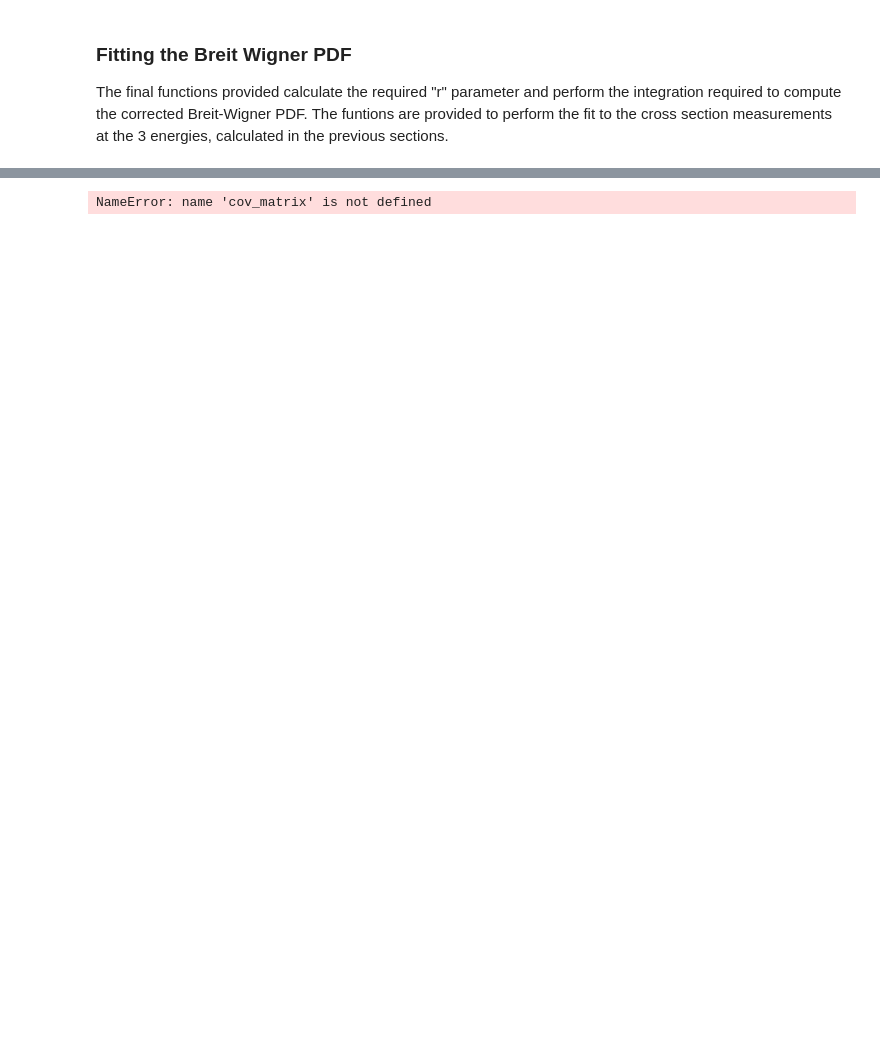
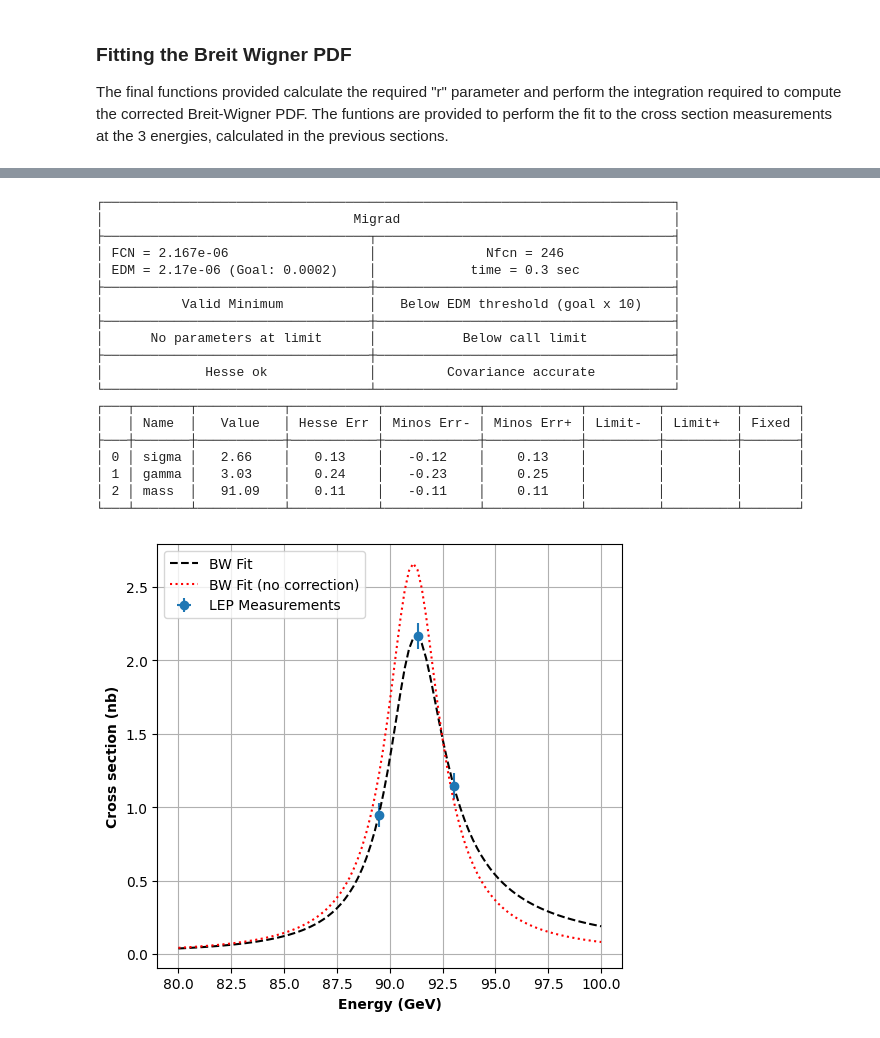
Before and after one commit to kotenevmatvei/z0-boson-resonance, a Jupyter notebook: Praktikum_example.ipynb, the cells around one changed output, grey strips where cells are left out. Drawn from its saved outputs; the diff is of its cells as text; code cells hidden in the pictures; blank space fills up the shorter version.

```diff
--- a/Praktikum_example.ipynb
+++ b/Praktikum_example.ipynb
@@ -500,13 +538,0 @@ print(minuit.params)
-# %%
-# A simple function to convert our covariance matrix into a correlation matrix
-def correlation_from_covariance(covariance):
-    errors = np.sqrt(np.diag(covariance))
-    outer_errors = np.outer(errors, errors)
-    correlation = covariance / outer_errors
-    correlation[covariance == 0] = 0
-    return correlation
-
-correlation_matrix = correlation_from_covariance(cov_matrix)
-print(correlation_matrix)
-# %% [output]
-NameError: name 'cov_matrix' is not defined
@@ -517,2 +539,68 @@ NameError: name 'cov_matrix' is not defined
+# %%
+from iminuit import Minuit
+
+#now we want to perform a fit for hadrons
+#we have three energy-points
+npoints=3
+#here you need to declare the energy-vs-cross section and the errors from your estimation
+x= [89.48,91.33,93.03]
+y= results[2]
+ex= [0.,0.,0.]
+ey= results[3]
+
+def chi_squared(sigma, gamma, mass):
+    expectation = np.array(convolution2(x, sigma, gamma, mass))
+    return np.sum((expectation-np.array(y))**2/np.array(ey)**2)
+
+minuit = Minuit(chi_squared, sigma=2., gamma=2.6, mass=91.)
+minuit.migrad()
+minuit.hesse()
+minuit.minos()
+
+fit_parameters =  np.array([minuit.values[0], minuit.values[1], minuit.values[2]])
+errors =  np.array([minuit.errors[0], minuit.errors[1], minuit.errors[2]])
+
+# Make a plot of the best fit values in comparison to measurements
+plt.figure(figsize=(6,5.5))
+plt.errorbar(x, y, xerr=ex, yerr=ey, fmt="o", label="LEP Measurements")
+
+# Evaluate our fitted function at lots of values of energy to make a line
+# then draw it on top of the points
+fit_x = np.linspace(80,100,100)
+plt.plot(fit_x, convolution2(fit_x, *fit_parameters), color="black", linestyle="dashed", label="BW Fit")
+plt.plot(fit_x, bw2(fit_x, (fit_parameters[0], fit_parameters[1], fit_parameters[2])),
+         color="red", linestyle="dotted", label="BW Fit (no correction)")
+
+plt.xlabel("Energy (GeV)", weight="bold")
+plt.ylabel("Cross section (nb)", weight="bold")
+plt.legend()
+plt.grid()
+
+sigma_muon_fit, gamma_muon_fit, mass_muon_fit = fit_parameters
+sigma_muon_fit_error, gamma_muon_fit_error, mass_muon_fit_error = errors
+
+print(minuit.fmin)
+print(minuit.params)
+# %% [output]
+┌─────────────────────────────────────────────────────────────────────────┐
+│                                Migrad                                   │
+├──────────────────────────────────┬──────────────────────────────────────┤
+│ FCN = 2.167e-06                  │              Nfcn = 246              │
+│ EDM = 2.17e-06 (Goal: 0.0002)    │            time = 0.3 sec            │
+├──────────────────────────────────┼──────────────────────────────────────┤
+│          Valid Minimum           │   Below EDM threshold (goal x 10)    │
+├──────────────────────────────────┼──────────────────────────────────────┤
+│      No parameters at limit      │           Below call limit           │
+├──────────────────────────────────┼──────────────────────────────────────┤
+│             Hesse ok             │         Covariance accurate          │
+└──────────────────────────────────┴──────────────────────────────────────┘
+┌───┬───────┬───────────┬───────────┬────────────┬────────────┬─────────┬─────────┬───────┐
+│   │ Name  │   Value   │ Hesse Err │ Minos Err- │ Minos Err+ │ Limit-  │ Limit+  │ Fixed │
+├───┼───────┼───────────┼───────────┼────────────┼────────────┼─────────┼─────────┼───────┤
+│ 0 │ sigma │   2.66    │   0.13    │   -0.12    │    0.13    │         │         │       │
+│ 1 │ gamma │   3.03    │   0.24    │   -0.23    │    0.25    │         │         │       │
+│ 2 │ mass  │   91.09   │   0.11    │   -0.11    │    0.11    │         │         │       │
+└───┴───────┴───────────┴───────────┴────────────┴────────────┴─────────┴─────────┴───────┘
+[figure, added]
 # %%
 #compute the partial width of the electrons using the maximum muon cross section and lepton universality
```
Also changed, not shown: parts of 13 cells of this notebook.
